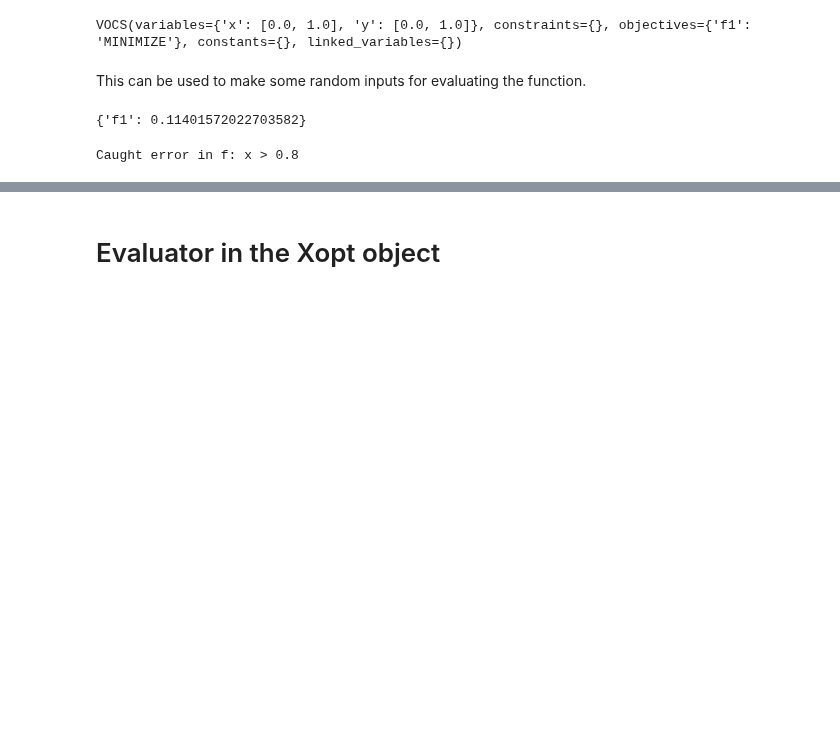
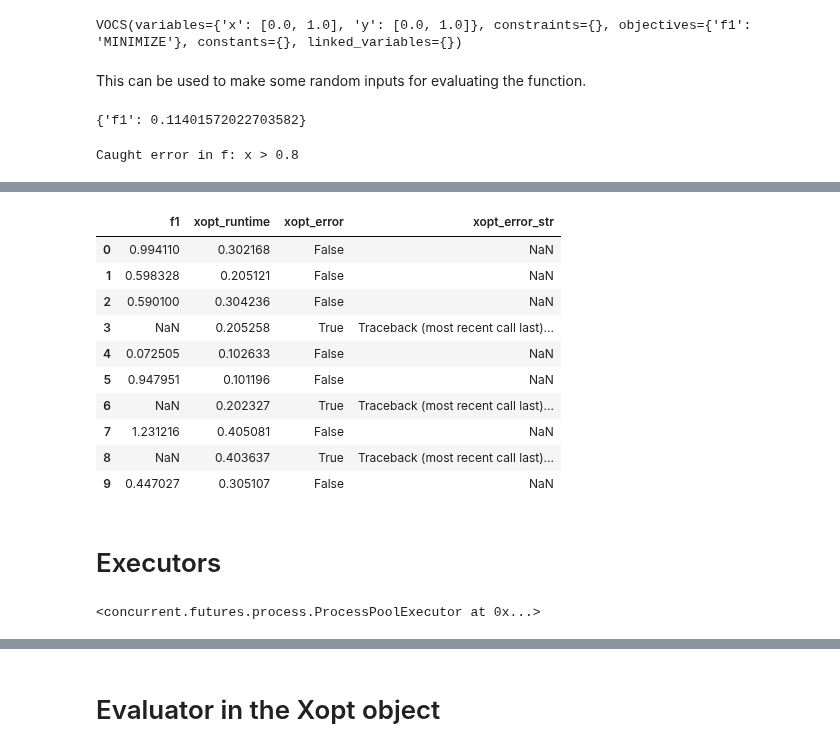
Before and after one commit to xopt-org/Xopt, a Jupyter notebook: docs/examples/basic/xopt_evaluator.ipynb, the cells around one changed output, grey strips where cells are left out. Drawn from its saved outputs; the diff is of its cells as text; code cells hidden in the pictures; blank space fills up the shorter version.

Commit message:
simpler evaluator xopt_ output

```diff
--- a/docs/examples/basic/xopt_evaluator.ipynb
+++ b/docs/examples/basic/xopt_evaluator.ipynb
@@ -112,0 +111,18 @@ for ix, fut in futures.items():
+# %%
+in10 = vocs.random_inputs(10)
+ev.vectorized = False
+ev.evaluate_data(in10)
+# %% [output]
+|  | f1 | xopt_runtime | xopt_error | xopt_error_str |
+| 0 | 0.994110 | 0.302168 | False | NaN |
+| 1 | 0.598328 | 0.205121 | False | NaN |
+| 2 | 0.590100 | 0.304236 | False | NaN |
+| 3 | NaN | 0.205258 | True | Traceback (most recent call last)... |
+| 4 | 0.072505 | 0.102633 | False | NaN |
+| 5 | 0.947951 | 0.101196 | False | NaN |
+| 6 | NaN | 0.202327 | True | Traceback (most recent call last)... |
+| 7 | 1.231216 | 0.405081 | False | NaN |
+| 8 | NaN | 0.403637 | True | Traceback (most recent call last)... |
+| 9 | 0.447027 | 0.305107 | False | NaN |
+# %% [markdown]
+# Executors
@@ -112,0 +132,6 @@ for ix, fut in futures.items():
+# %%
+# Create Executor insance
+executor = ProcessPoolExecutor(max_workers=MAX_WORKERS)
+executor
+# %% [output]
+<concurrent.futures.process.ProcessPoolExecutor at 0x...>
```
Also changed, not shown: parts of 23 cells of this notebook, 3 other files.
